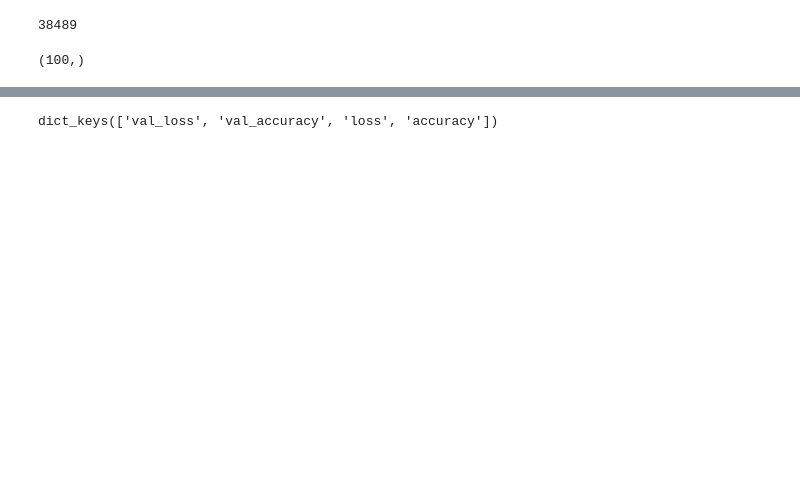
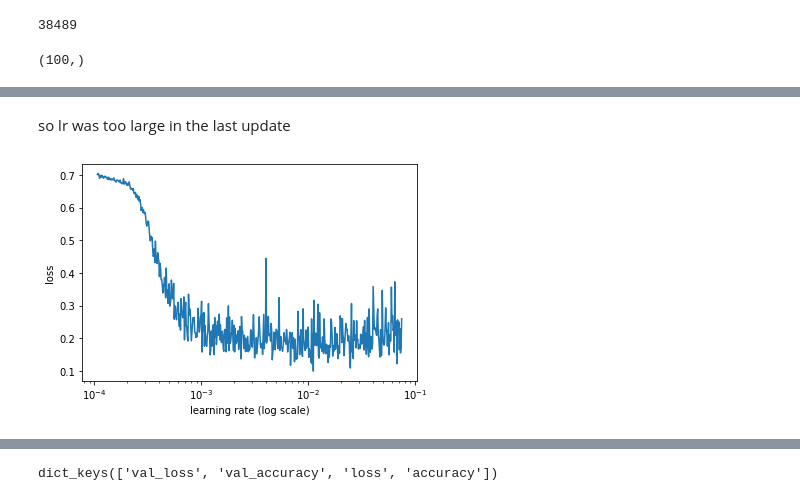
Before and after one commit to Sandhya-G/Agression-Detection, a Jupyter notebook: notebook/Attention.ipynb, the cells around one changed output, grey strips where cells are left out. Saved outputs shown, nothing was run; the diff lists cells and outputs as text; code cells hidden in the pictures; blank space fills up the shorter version.

```diff
--- a/notebook/Attention.ipynb
+++ b/notebook/Attention.ipynb
@@ -250,0 +403,2 @@ Epoch 10/10
+# %%
+lr_finder = LRFinder(model)
@@ -250,0 +415,7 @@ Epoch 10/10
+# %% [markdown]
+so lr was too large in the last update
+# %%
+# Plot the loss, ignore 5 batches in the beginning and 5 in the end
+lr_finder.plot_loss(n_skip_beginning=5, n_skip_end=5)
+# %% [output]
+[figure, added]
```
Also changed, not shown: parts of 45 cells of this notebook.
